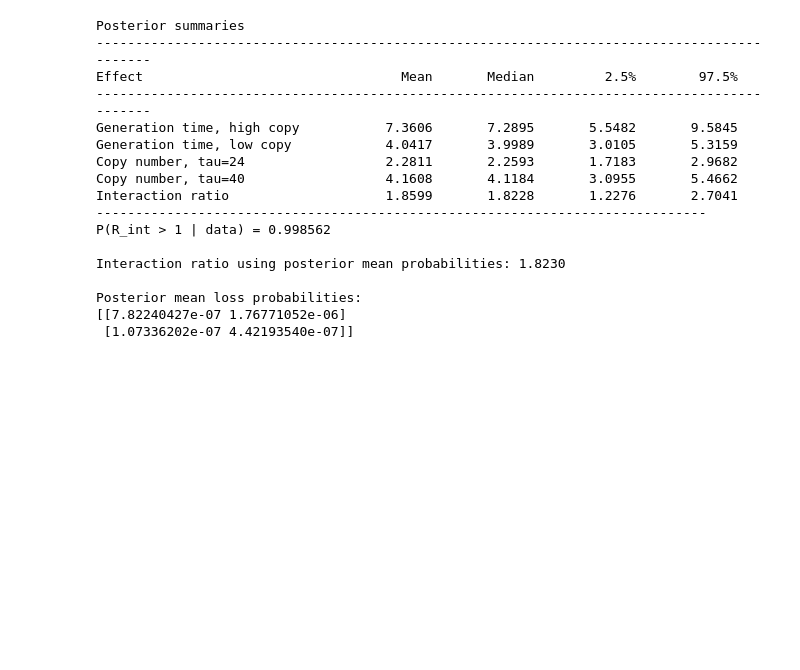
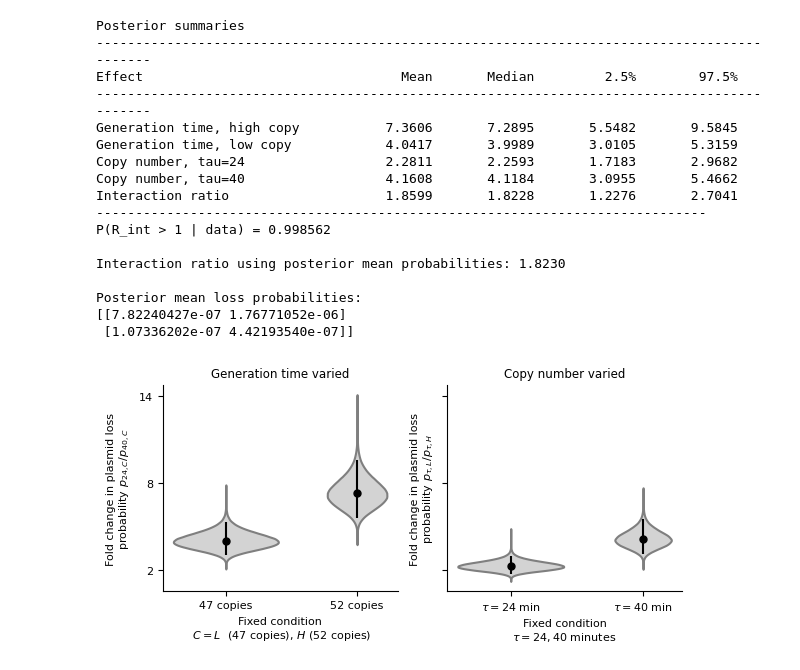
Before and after one commit to mvcortez/Plasmids, a Jupyter notebook: Supplementary Simulations/Probablity_cross_analysis.ipynb, the cells around one changed output. Drawn from its saved outputs; the diff is of its cells as text; code cells hidden in the pictures; blank space fills up the shorter version.

```diff
--- a/Supplementary Simulations/Probablity_cross_analysis.ipynb
+++ b/Supplementary Simulations/Probablity_cross_analysis.ipynb
@@ -243,3 +236,65 @@ Interaction ratio using posterior mean probabilities: 1.8230
 Posterior mean loss probabilities:
 [[7.82240427e-07 1.76771052e-06]
  [1.07336202e-07 4.42193540e-07]]
+# %%
+import matplotlib.pyplot as plt
+import seaborn as sns
+import numpy as np
+
+fold_tau_47 = R_time_L
+fold_tau_52 = R_time_H
+fold_copy_24 = R_copy_24
+fold_copy_40 = R_copy_40
+
+fig, axes = plt.subplots(1, 2, figsize=(6, 3), sharey=True)
+matplotlib.rcParams['pdf.fonttype'] = 42
+matplotlib.rcParams['ps.fonttype'] = 42
+fontsiz=8.5
+
+panels = [
+    (
+        axes[0],
+        [fold_tau_47, fold_tau_52],
+        ["47 copies", "52 copies"],
+        "Generation time varied",
+    ),
+    (
+        axes[1],
+        [fold_copy_24, fold_copy_40],
+        [r"$\tau=24$ min", r"$\tau=40$ min"],
+        "Copy number varied",
+    ),
+]
+
+for ax, samples, labels, title in panels:
+    sns.violinplot(
+        data=samples,
+        ax=ax,
+        inner=None,
+        cut=0,
+        density_norm="width",
+        color="lightgray",
+    )
+
+    for i, draws in enumerate(samples):
+        median = np.median(draws)
+        lower, upper = np.quantile(draws, [0.025, 0.975])
+
+        ax.vlines(i, lower, upper, color="black", linewidth=1.5)
+        ax.scatter(i, median, color="black", s=25, zorder=3)
+
+    ax.set_xticks(range(len(labels)))
+    ax.set_xticklabels(labels)
+    ax.set_title(title,fontsize=fontsiz)
+    ax.set_yticks([2,8,14])
+    #ax.grid(axis="y", alpha=0.25)
+
+axes[0].set_ylabel("Fold change in plasmid loss\nprobability "+ r"$p_{24,C}/p_{40,C}$")
+axes[0].set_xlabel("Fixed condition\n "+ r"$C =L$  (47 copies), "+ r"$H$"+" (52 copies)")
+axes[1].set_ylabel("Fold change in plasmid loss\nprobability "+r"$p_{\tau,L}/p_{\tau,H}$")
+axes[1].set_xlabel("Fixed condition\n"+ r"$\tau = 24, 40$ minutes")
+fig.tight_layout(h_pad=2)
+sns.despine()
+plt.savefig("supp_cross_analysis.pdf", format="pdf", bbox_inches="tight")
+# %% [output]
+[figure, added]
```
Also changed, not shown: parts of 4 cells of this notebook.
